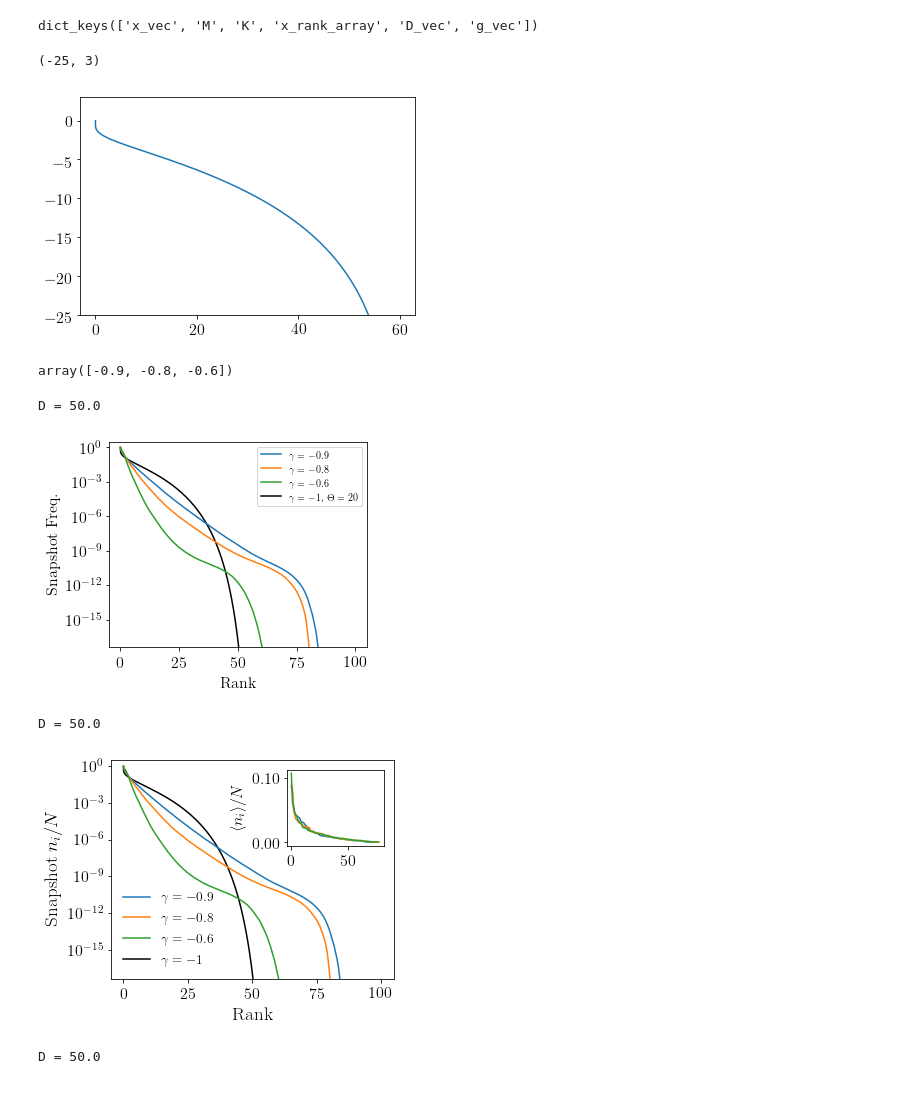
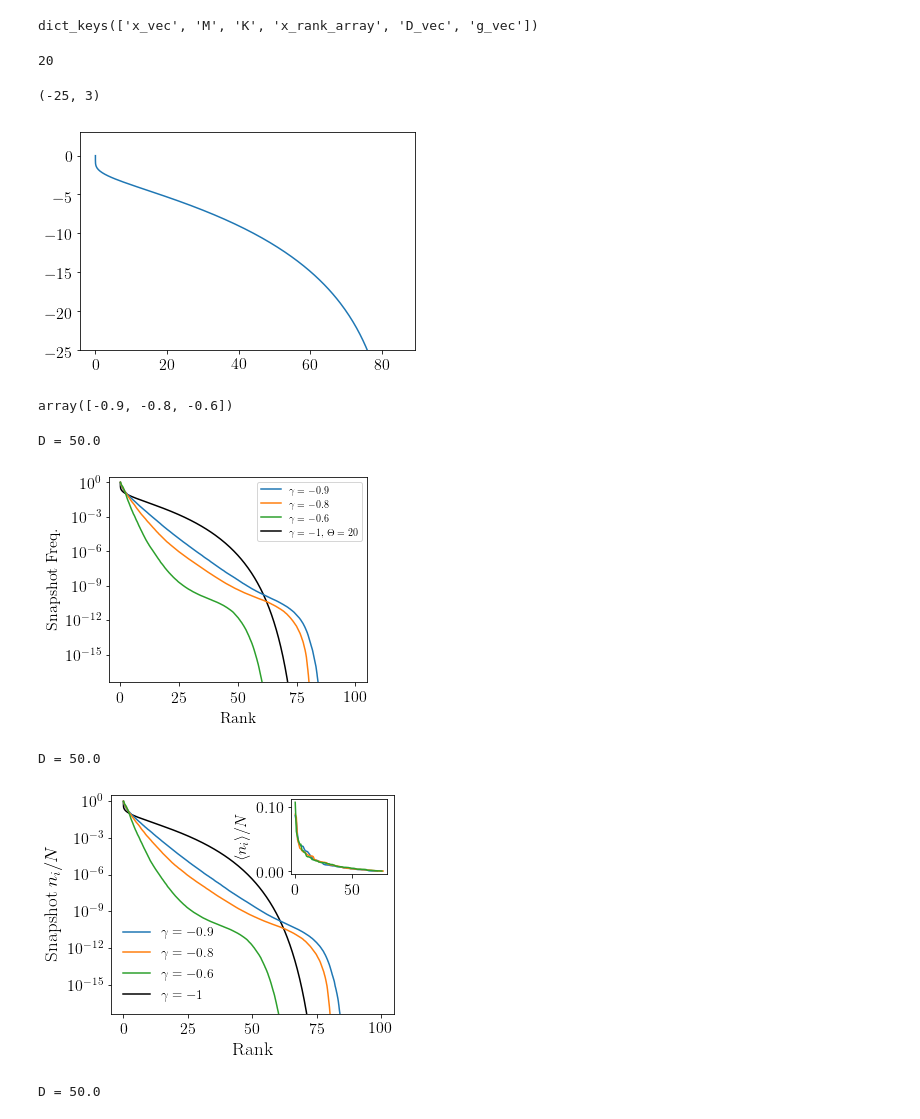
Before and after one commit to eco-theory/Island-eco-figures, a Jupyter notebook: Figure_plotting_2019_02.ipynb, the cells around one changed output. Saved outputs shown, nothing was run; the diff lists cells and outputs as text; code cells hidden in the pictures.

Commit message:
Figure edits 8/11/19

```diff
--- a/Figure_plotting_2019_02.ipynb
+++ b/Figure_plotting_2019_02.ipynb
@@ -517,6 +518,28 @@ plt.tight_layout()
 plt.savefig('figures/fit_diff_surviving.pdf',transparent=True)
 # %% [output]
 [figure]
+# %%
+# numerical solution of surviving fraction
+
+def F_m(y,m):
+    def gauss_fun(x):
+        return ((x-y)**m)*np.exp(-(x**2)/2)/np.sqrt(2*np.pi)
+    int_res = quad(gauss_fun, y, np.inf)
+    return int_res[0]
+
+# function to optimize
+def single_eq(ups):
+    return F_m(ups,0)-(F_m(ups,1)**2)*var_s_hat-F_m(ups,2)
+
+# solve
+K_eff_theory = np.arange(4,300,2)
+ups_vec = np.zeros(len(K_eff_theory))
+
+for i,K_eff in enumerate(K_eff_theory):
+    var_s_hat = K_eff
+    ups_vec[i] = opt.fsolve(single_eq,1.0)
+
+surv_frac_theor = np.array([F_m(ups,0) for ups in ups_vec])
 # %%
 plt.figure(figsize=(5,4))
 for i,sig_s in enumerate(sig_ss):
@@ -1632,7 +1656,7 @@ dict_keys(['x_vec', 'M', 'K', 'x_rank_array', 'D_vec', 'g_vec'])
 # %%
 K = data1['K']
 # increased K for antisymmetric plots
-K = 120
+K = 170
 
 M = data1['M']
 D_vec = data1['D_vec']
@@ -1643,6 +1667,10 @@ x_vec = data2['x_vec']
 n_mean_array = data1['n_mean_array']
 
 #print([D])
+# %%
+print(M)
+# %% [output]
+20
 # %%
 #Generate antisym rank abundance curve
 
@@ -1726,7 +1754,7 @@ plt.plot(neutral_snapshot_rank,x_vec)
 plt.ylim((-25,3))
 # %% [output]
 (-25, 3)
-[figure, old version]
+[figure, new version]
 # %%
 # load instantaneous rank-abundance curves
 
@@ -1772,7 +1800,7 @@ plt.tight_layout()
 plt.savefig('figures/islands_rank_abundance_snapshot.pdf')
 # %% [output]
 D = 50.0
-[figure, old version]
+[figure, new version]
 # %%
 D_ind = 7
 rep_ind =10
@@ -1805,35 +1833,35 @@ plt.tight_layout()
 
 #plt.savefig('islands_rank_abundance0_snapshot_D{}_rep{}.pdf'.format(D_ind,rep_ind))
 
-ax1 = fig.add_axes([0.67, 0.65, 0.25, 0.25])
+ax1 = fig.add_axes([0.68, 0.67, 0.25, 0.25])
 
 #plt.figure(figsize=(3,3))
 K_ave = 100
 for g_ind in g_list:
     n_mean_sort = np.sort(n_mean_array[D_ind,g_ind,rep_ind,:])[::-1]
     nonzero = n_mean_sort>0
 
     ax1.plot(np.arange(K_ave)[nonzero],n_mean_sort[nonzero]/K_ave,label=r'$\gamma = {}$'.format(g_vec[g_ind]))
 
 #ax1.plot(antisym_mean_rank,antisym_mean,'k-')
 #plt.plot(neutral_mean_rank,neutral_mean,'k--')
 
 # plt.xscale('log')
 # plt.yscale('log')
 # plt.xlim((.01,100))
 # plt.ylim(((-25),3))
 
 ax1.set_ylabel(r'$\langle n_{i}\rangle/N$')
 #ax1.set_xlabel('Rank')
 # plt.title('Average')
 
 ax1.yaxis.set_major_formatter(mpl.ticker.FormatStrFormatter('%.2f'))
 #ax1.tight_layout()
 
 plt.savefig('figures/islands_rank_abundance_snapshot_inset.pdf')
 # %% [output]
 D = 50.0
-[figure, old version]
+[figure, new version]
 # %%
 
 
```
Also changed, not shown: parts of 2 cells of this notebook, 1 other file.
